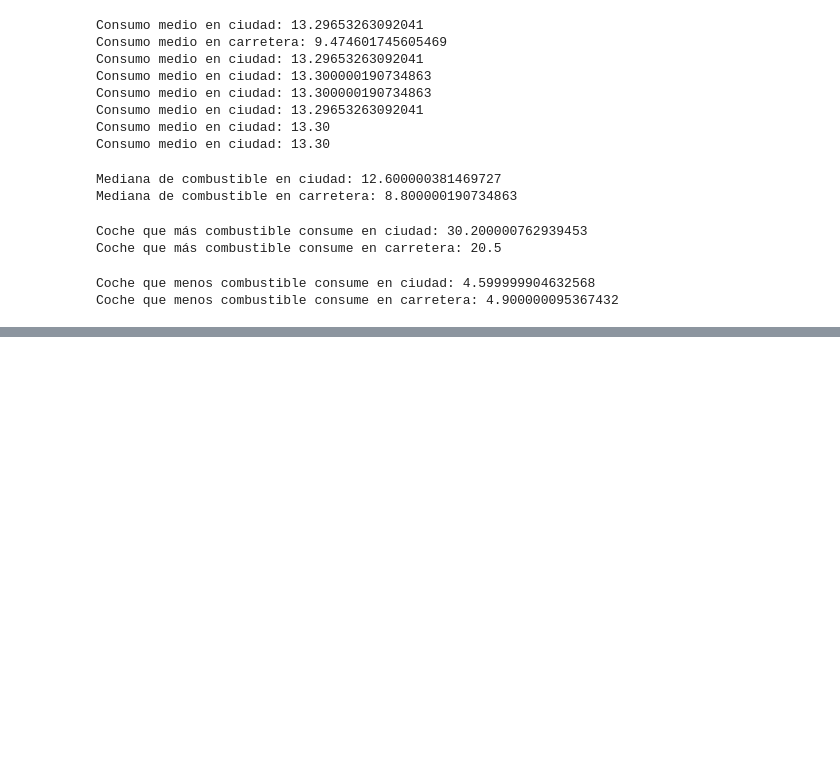
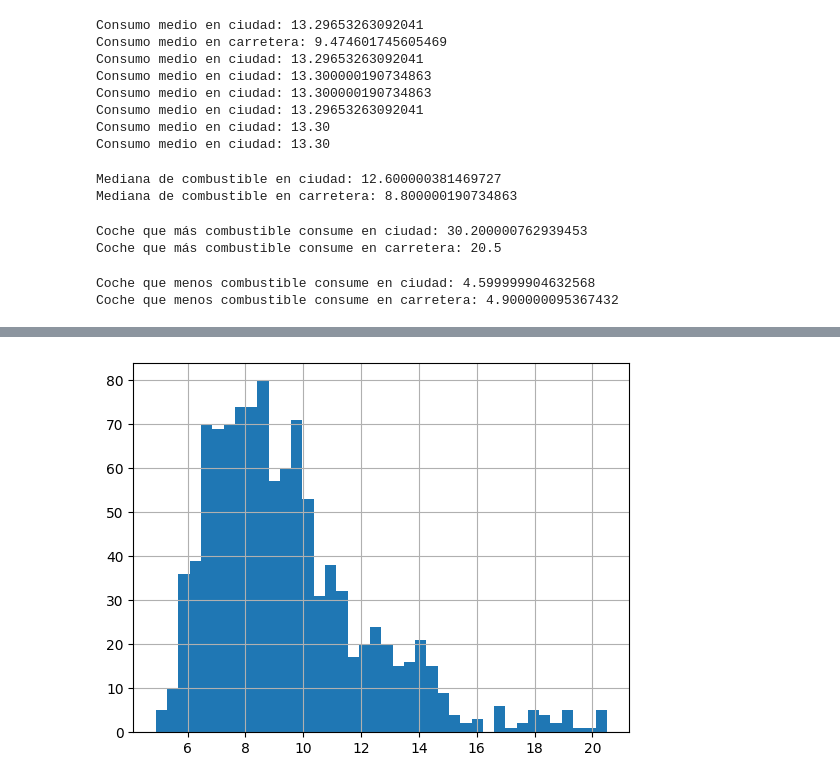
Before and after one commit to CaroliCosas/Bootcamp_Data_Science, a Jupyter notebook: mod2-estudio-matematicas-y-estadistica-main/01.Estudio Ejercicios/05.numpy_estadisticas.ipynb, the cells around one changed output, grey strips where cells are left out. Saved outputs shown, nothing was run; the diff lists cells and outputs as text; code cells hidden in the pictures; blank space fills up the shorter version.

```diff
--- a/mod2-estudio-matematicas-y-estadistica-main/01.Estudio Ejercicios/05.numpy_estadisticas.ipynb
+++ b/mod2-estudio-matematicas-y-estadistica-main/01.Estudio Ejercicios/05.numpy_estadisticas.ipynb
@@ -96,0 +102,5 @@ Coche que menos combustible consume en carretera: 4.900000095367432
+# %%
+plt.hist(road_consumption, bins=40);
+plt.grid()
+# %% [output]
+[figure, added]
```
Also changed, not shown: parts of 4 cells of this notebook, 1 other file.
